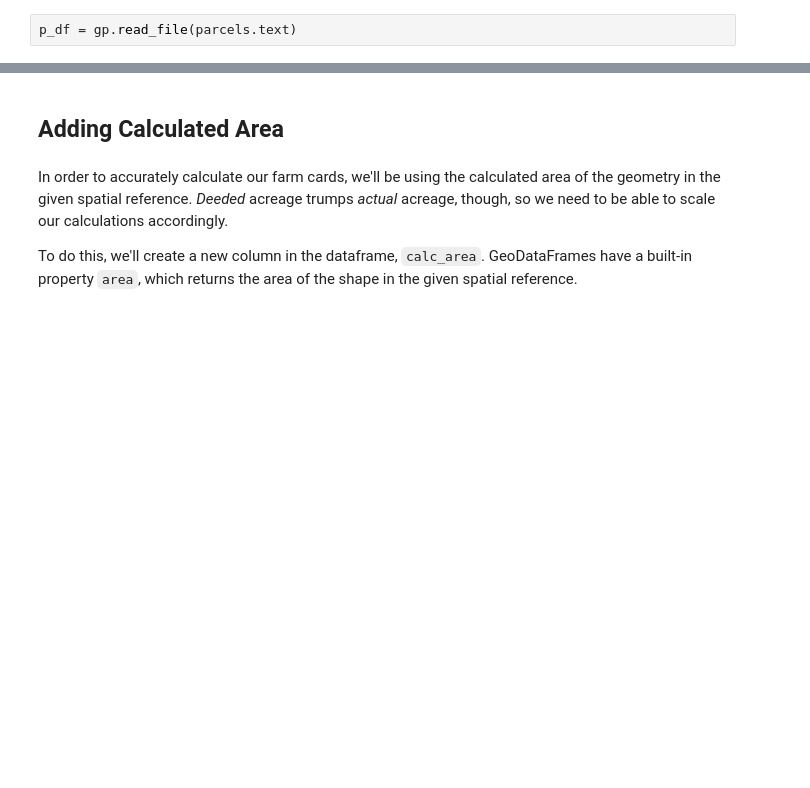
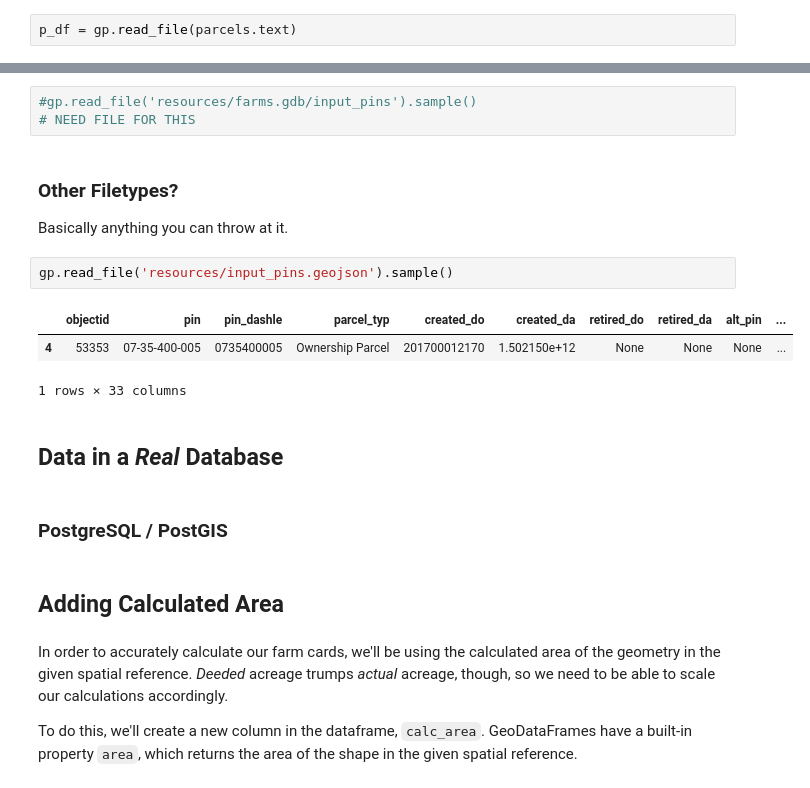
Before and after one commit to kcgis/farm-cards, a Jupyter notebook: farm-cards.ipynb, the cells around one changed output, grey strips where cells are left out. Drawn from its saved outputs; the diff is of its cells as text; blank space fills up the shorter version.

```diff
--- a/farm-cards.ipynb
+++ b/farm-cards.ipynb
@@ -253,3 +149,20 @@ p_df.plot(column='pin', legend=True)
+# %%
+#gp.read_file('resources/farms.gdb/input_pins').sample()
+# NEED FILE FOR THIS
+# %% [markdown]
+### Other Filetypes?
+
+Basically anything you can throw at it.
+# %%
+gp.read_file('resources/input_pins.geojson').sample()
+# %% [output]
+|  | objectid | pin | pin_dashle | parcel_typ | created_do | created_da | retired_do | retired_da | alt_pin | ... |
+| 4 | 53353 | 07-35-400-005 | 0735400005 | Ownership Parcel | 201700012170 | 1.502150e+12 | None | None | None | ... |
+1 rows × 33 columns
+# %% [markdown]
+## Data in a *Real* Database
+# %% [markdown]
+### PostgreSQL / PostGIS
 # %% [markdown]
 ## Adding Calculated Area
 # %% [markdown]
```
Also changed, not shown: parts of 67 cells of this notebook.
